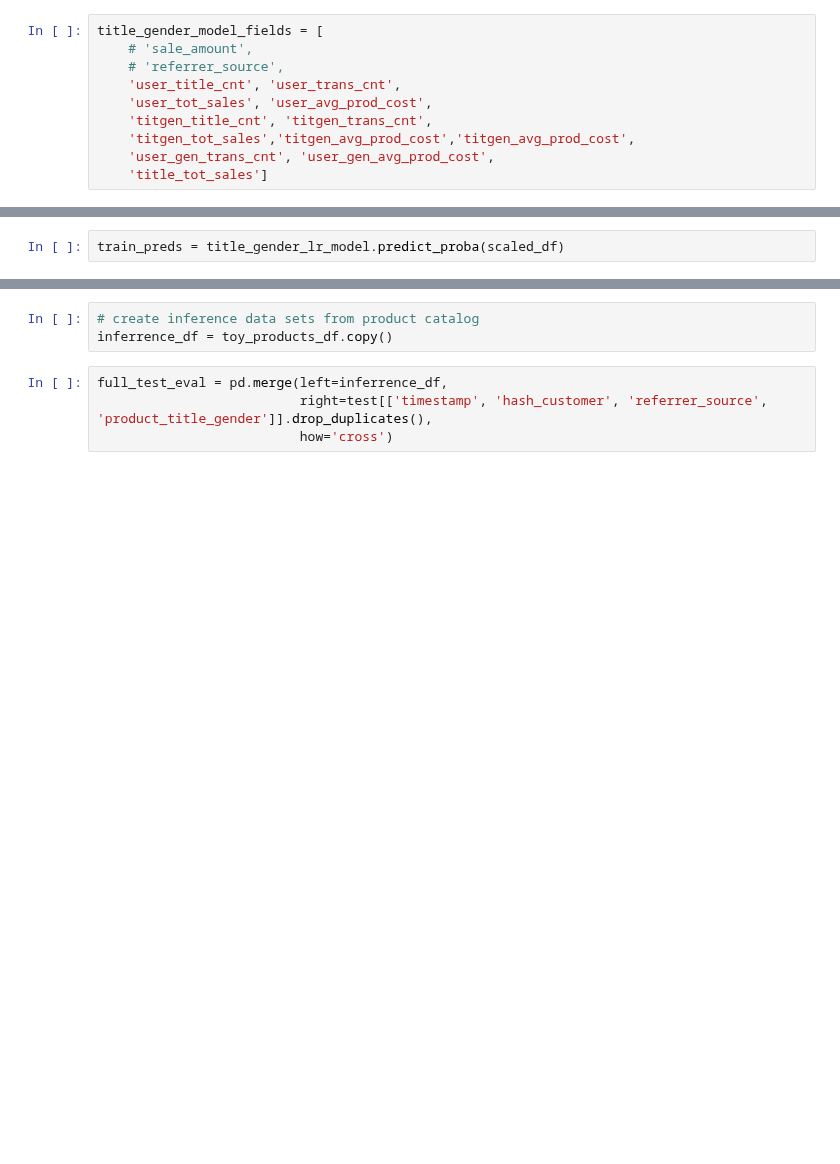
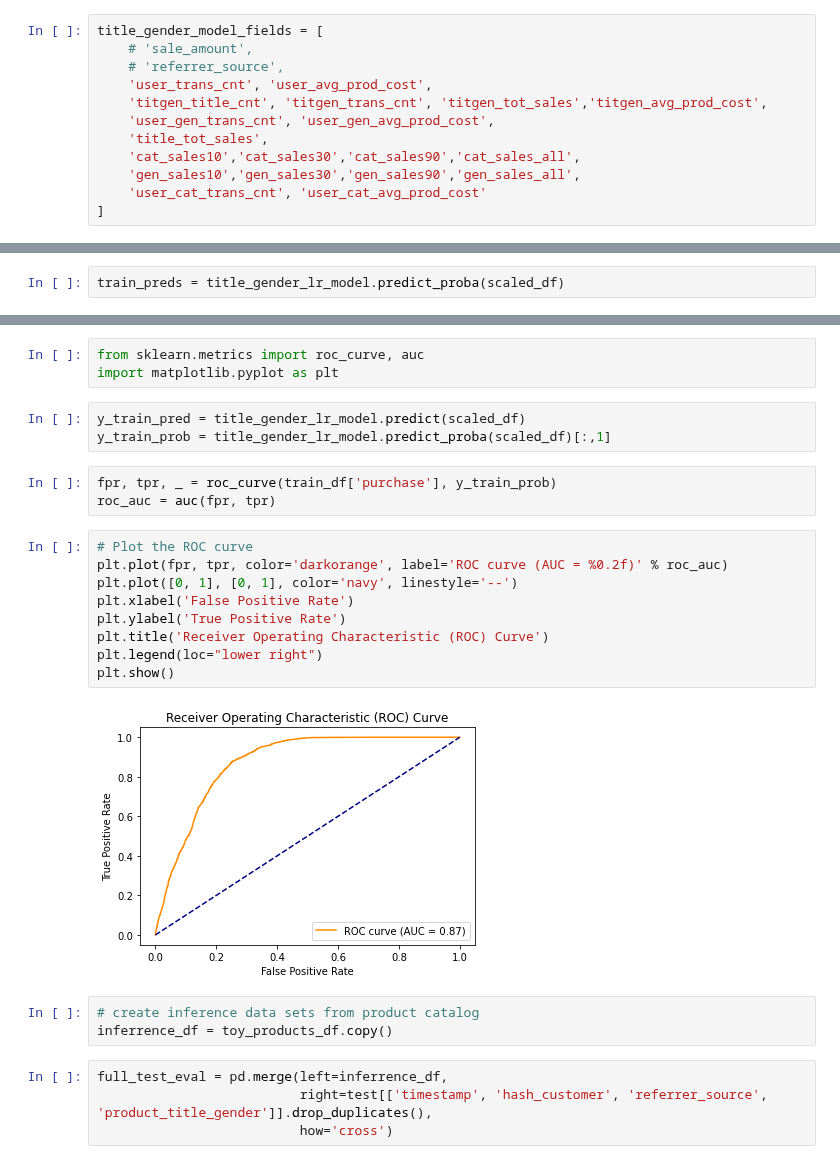
Before and after one commit to jeremypmobley/nonsense, a Jupyter notebook: flagship/flagship_modeling.ipynb, the cells around one changed output, grey strips where cells are left out. Cells and saved outputs as stored; diff of their text form; blank space fills up the shorter version.

```diff
--- a/flagship/flagship_modeling.ipynb
+++ b/flagship/flagship_modeling.ipynb
@@ -633,12 +737,14 @@ Index(['timestamp', 'transaction_id', 'hash_customer', 'sale_amount',
 title_gender_model_fields = [
     # 'sale_amount',
     # 'referrer_source',
-    'user_title_cnt', 'user_trans_cnt',
-    'user_tot_sales', 'user_avg_prod_cost',
-    'titgen_title_cnt', 'titgen_trans_cnt',
-    'titgen_tot_sales','titgen_avg_prod_cost','titgen_avg_prod_cost',
+    'user_trans_cnt', 'user_avg_prod_cost',
+    'titgen_title_cnt', 'titgen_trans_cnt', 'titgen_tot_sales','titgen_avg_prod_cost',
     'user_gen_trans_cnt', 'user_gen_avg_prod_cost',
-    'title_tot_sales']
+    'title_tot_sales',
+    'cat_sales10','cat_sales30','cat_sales90','cat_sales_all',
+    'gen_sales10','gen_sales30','gen_sales90','gen_sales_all',
+    'user_cat_trans_cnt', 'user_cat_avg_prod_cost'
+]
 # %% [markdown]
 #### Logistic Regression
 # %%
@@ -670,3 +783,23 @@ array([0.02233869, 0.27331404, 0.39597724, ..., 0.65326786, 0.65326786,
+# %%
+from sklearn.metrics import roc_curve, auc
+import matplotlib.pyplot as plt
+# %%
+y_train_pred = title_gender_lr_model.predict(scaled_df)
+y_train_prob = title_gender_lr_model.predict_proba(scaled_df)[:,1]
+# %%
+fpr, tpr, _ = roc_curve(train_df['purchase'], y_train_prob)
+roc_auc = auc(fpr, tpr)
+# %%
+# Plot the ROC curve
+plt.plot(fpr, tpr, color='darkorange', label='ROC curve (AUC = %0.2f)' % roc_auc)
+plt.plot([0, 1], [0, 1], color='navy', linestyle='--')
+plt.xlabel('False Positive Rate')
+plt.ylabel('True Positive Rate')
+plt.title('Receiver Operating Characteristic (ROC) Curve')
+plt.legend(loc="lower right")
+plt.show()
+# %% [output]
+[figure, added]
 # %%
 # create inference data sets from product catalog
 inferrence_df = toy_products_df.copy()
```
Also changed, not shown: parts of 49 cells of this notebook.
